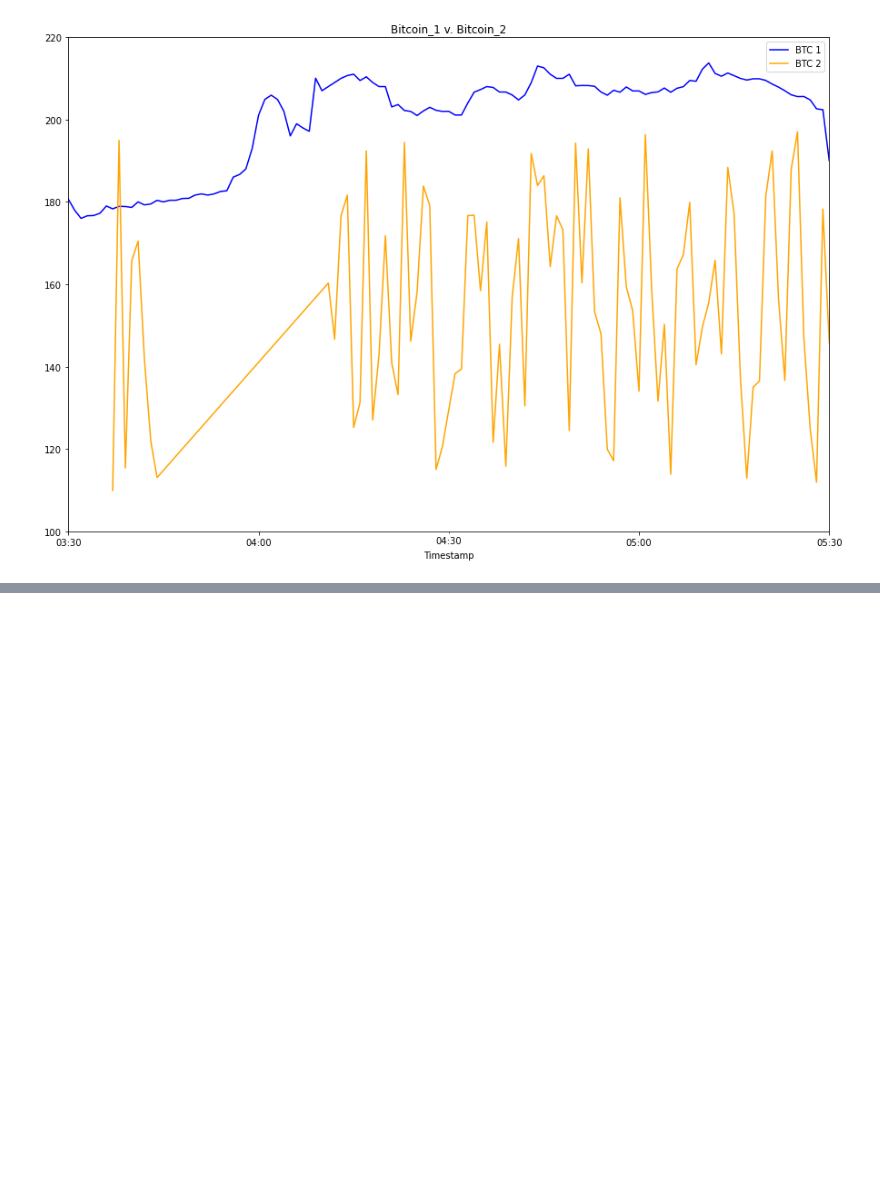
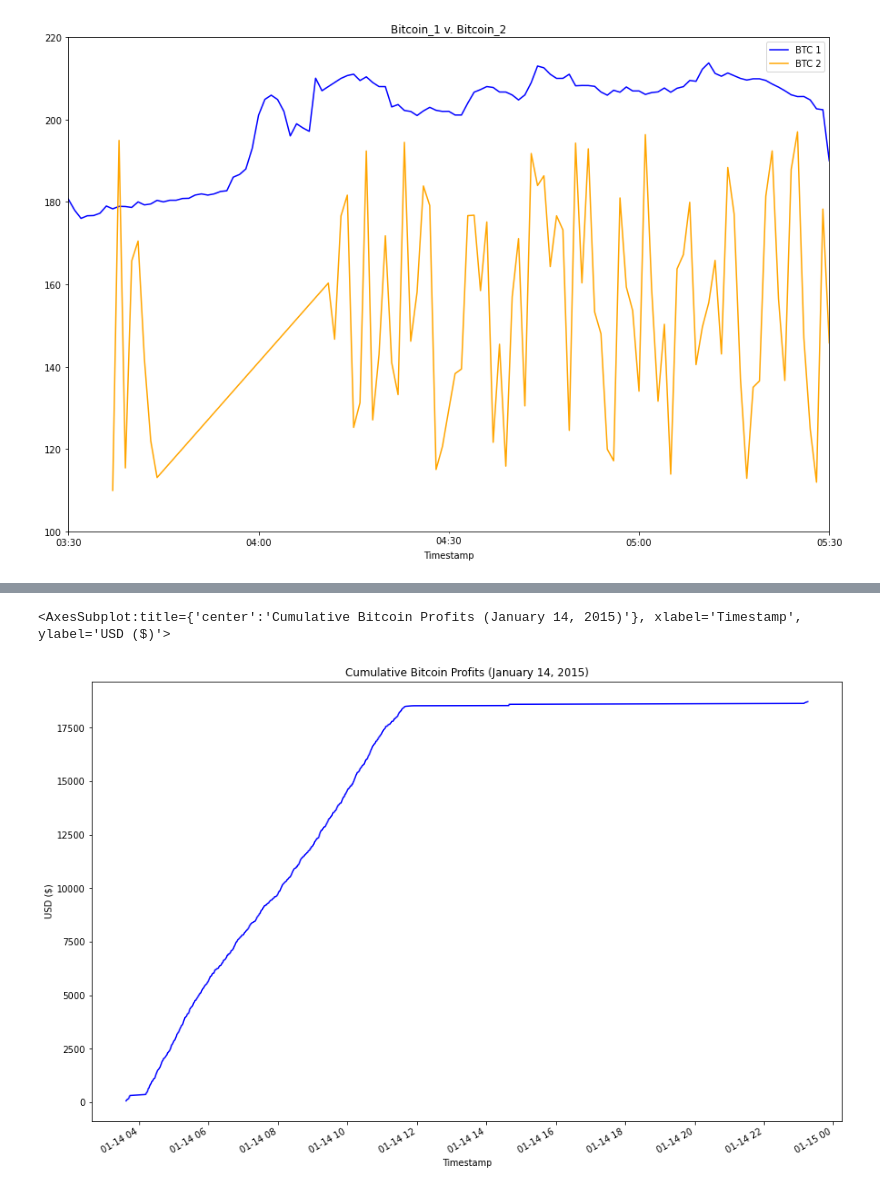
Before and after one commit to jpweldon/Module_3_Practice, a Jupyter notebook: 03_Bitcoin_Month_Week_Day/Bitcoin_Month_Week_Day.ipynb, the cells around one changed output, grey strips where cells are left out. Saved outputs shown, nothing was run; the diff lists cells and outputs as text; code cells hidden in the pictures; blank space fills up the shorter version.

```diff
--- a/03_Bitcoin_Month_Week_Day/Bitcoin_Month_Week_Day.ipynb
+++ b/03_Bitcoin_Month_Week_Day/Bitcoin_Month_Week_Day.ipynb
@@ -152,0 +284,7 @@ bitcoin_2['Close'].loc["2015-01-14 03:30:00" : "2015-01-14 05:30:00"].plot(legen
+# %%
+# View the Cumulative Profit per Trade Data over the Day
+cumulative_profit = profit_per_trade.cumsum()
+cumulative_profit.plot(figsize=(15, 10), title="Cumulative Bitcoin Profits (January 14, 2015)", color='blue', ylabel='USD ($)')
+# %% [output]
+<AxesSubplot:title={'center':'Cumulative Bitcoin Profits (January 14, 2015)'}, xlabel='Timestamp', ylabel='USD ($)'>
+[figure, added]
```
Also changed, not shown: parts of 13 cells of this notebook.
